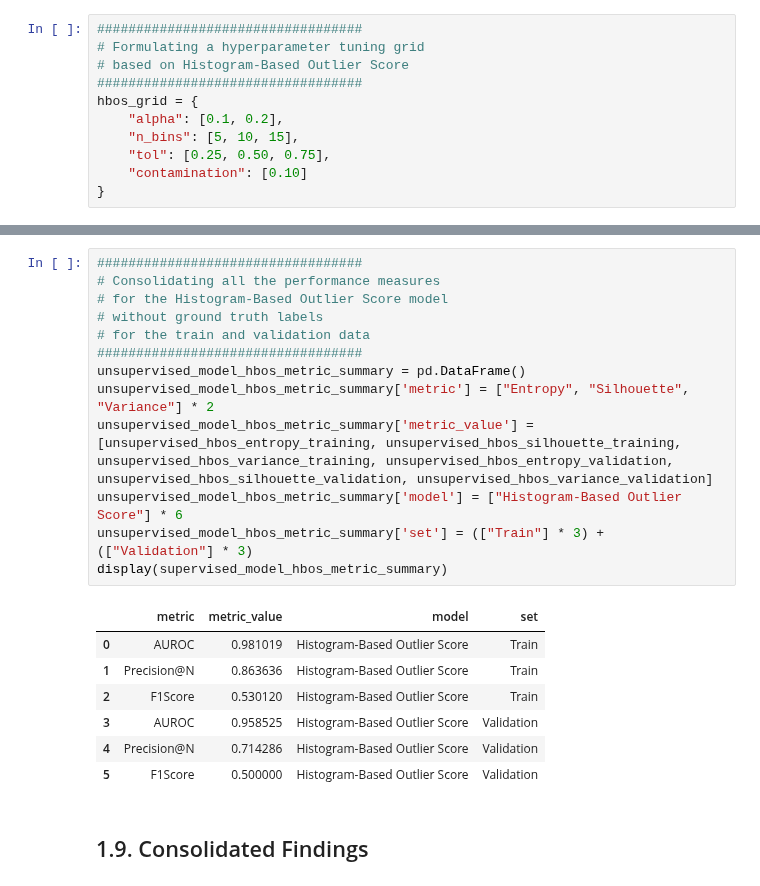
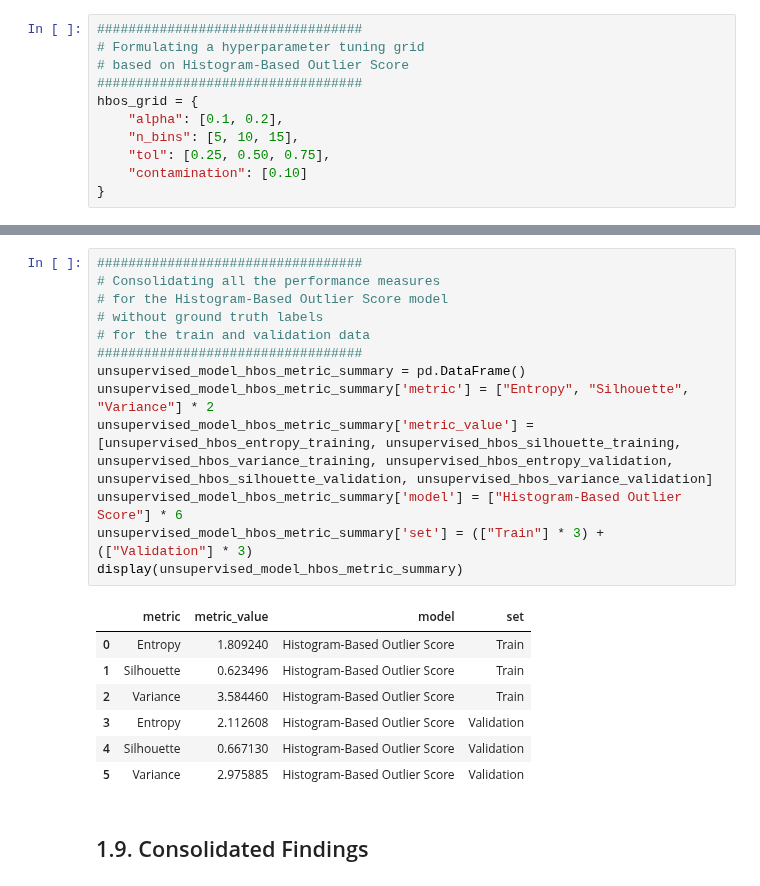
Before and after one commit to JohnPaulinePineda/Portfolio_Project_61, a Jupyter notebook: codes/DetectingAndEvaluatingAnomaliesInCategoricalDataUnderSupervisedAndUnsupervisedSettings.ipynb, the cells around one changed output, grey strips where cells are left out. Cells and saved outputs as stored; diff of their text form.

```diff
--- a/codes/DetectingAndEvaluatingAnomaliesInCategoricalDataUnderSupervisedAndUnsupervisedSettings.ipynb
+++ b/codes/DetectingAndEvaluatingAnomaliesInCategoricalDataUnderSupervisedAndUnsupervisedSettings.ipynb
@@ -2819,23 +2819,23 @@ umap_visualize_unsupervised_outlier_detection_model(X_train, X_validation, -unsu
 # %%
 ##################################
 # Consolidating all the performance measures
 # for the Histogram-Based Outlier Score model
 # without ground truth labels
 # for the train and validation data
 ##################################
 unsupervised_model_hbos_metric_summary = pd.DataFrame()
 unsupervised_model_hbos_metric_summary['metric'] = ["Entropy", "Silhouette", "Variance"] * 2
 unsupervised_model_hbos_metric_summary['metric_value'] = [unsupervised_hbos_entropy_training, unsupervised_hbos_silhouette_training, unsupervised_hbos_variance_training, unsupervised_hbos_entropy_validation, unsupervised_hbos_silhouette_validation, unsupervised_hbos_variance_validation]
 unsupervised_model_hbos_metric_summary['model'] = ["Histogram-Based Outlier Score"] * 6
 unsupervised_model_hbos_metric_summary['set'] = (["Train"] * 3) + (["Validation"] * 3)
-display(supervised_model_hbos_metric_summary)
+display(unsupervised_model_hbos_metric_summary)
 # %% [output]
 |  | metric | metric_value | model | set |
-| 0 | AUROC | 0.981019 | Histogram-Based Outlier Score | Train |
-| 1 | Precision@N | 0.863636 | Histogram-Based Outlier Score | Train |
-| 2 | F1Score | 0.530120 | Histogram-Based Outlier Score | Train |
-| 3 | AUROC | 0.958525 | Histogram-Based Outlier Score | Validation |
-| 4 | Precision@N | 0.714286 | Histogram-Based Outlier Score | Validation |
-| 5 | F1Score | 0.500000 | Histogram-Based Outlier Score | Validation |
+| 0 | Entropy | 1.809240 | Histogram-Based Outlier Score | Train |
+| 1 | Silhouette | 0.623496 | Histogram-Based Outlier Score | Train |
+| 2 | Variance | 3.584460 | Histogram-Based Outlier Score | Train |
+| 3 | Entropy | 2.112608 | Histogram-Based Outlier Score | Validation |
+| 4 | Silhouette | 0.667130 | Histogram-Based Outlier Score | Validation |
+| 5 | Variance | 2.975885 | Histogram-Based Outlier Score | Validation |
 # %% [markdown]
 ## 1.9. Consolidated Findings <a class="anchor" id="1.9"></a>
```
Also changed, not shown: parts of 32 cells of this notebook, 1 other file.
